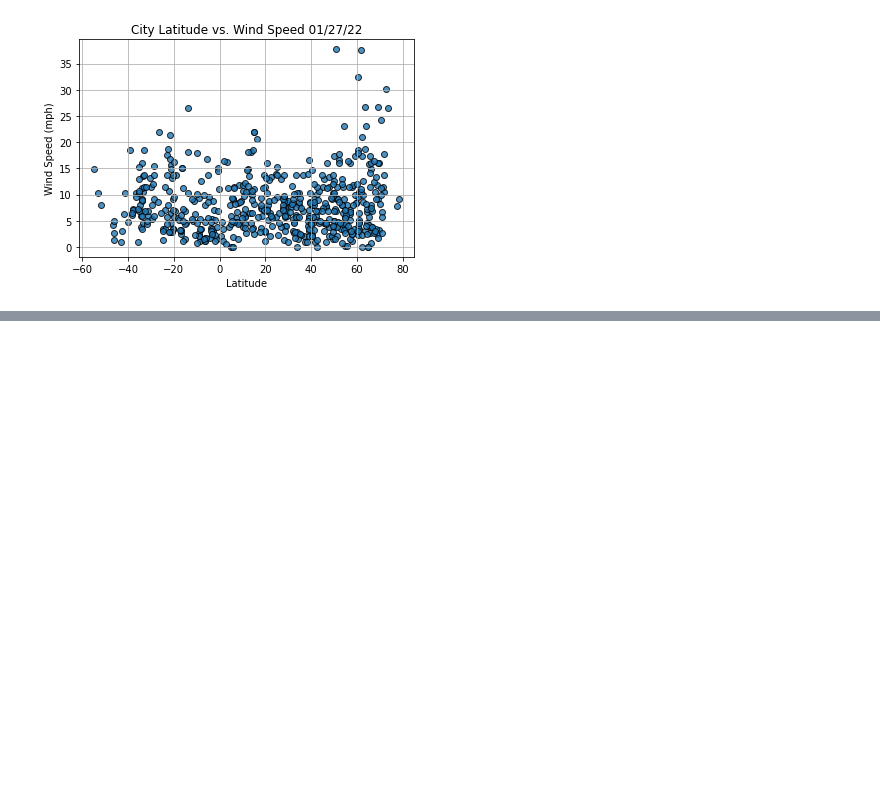
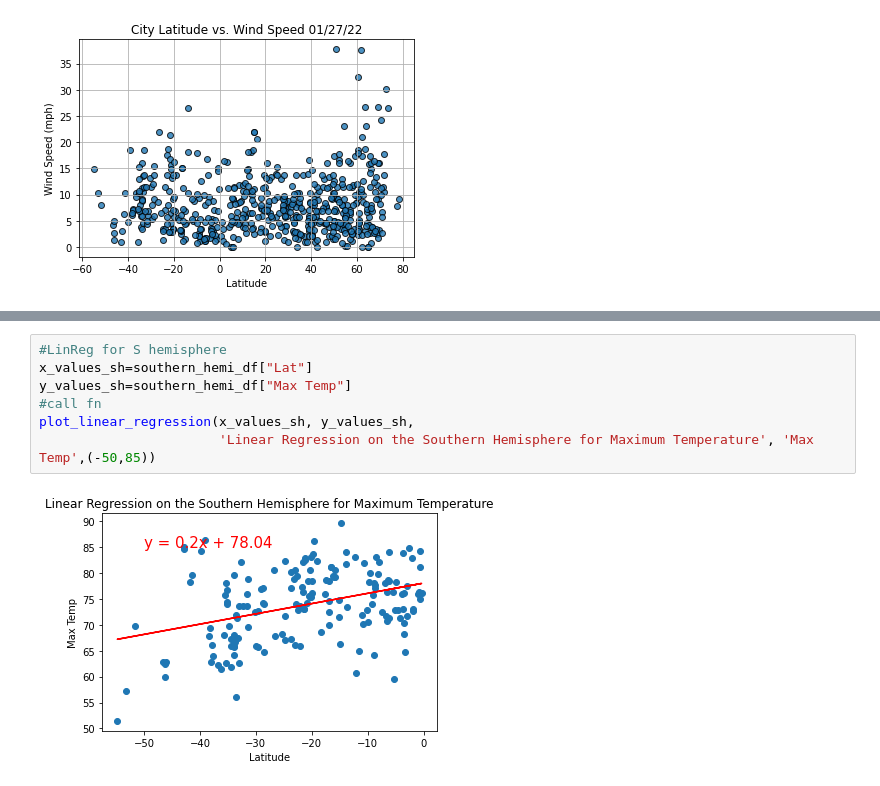
Before and after one commit to pheel24/World_Weather_Analysis, a Jupyter notebook: WeatherPy.ipynb, the cells around one changed output, grey strips where cells are left out. Drawn from its saved outputs; the diff is of its cells as text; blank space fills up the shorter version.

```diff
--- a/WeatherPy.ipynb
+++ b/WeatherPy.ipynb
@@ -229,0 +267,9 @@ plt.show()
+# %%
+#LinReg for S hemisphere
+x_values_sh=southern_hemi_df["Lat"]
+y_values_sh=southern_hemi_df["Max Temp"]
+#call fn
+plot_linear_regression(x_values_sh, y_values_sh,
+                       'Linear Regression on the Southern Hemisphere for Maximum Temperature', 'Max Temp',(-50,85))
+# %% [output]
+[figure, added]
```
Also changed, not shown: parts of 8 cells of this notebook, 1 other file.
